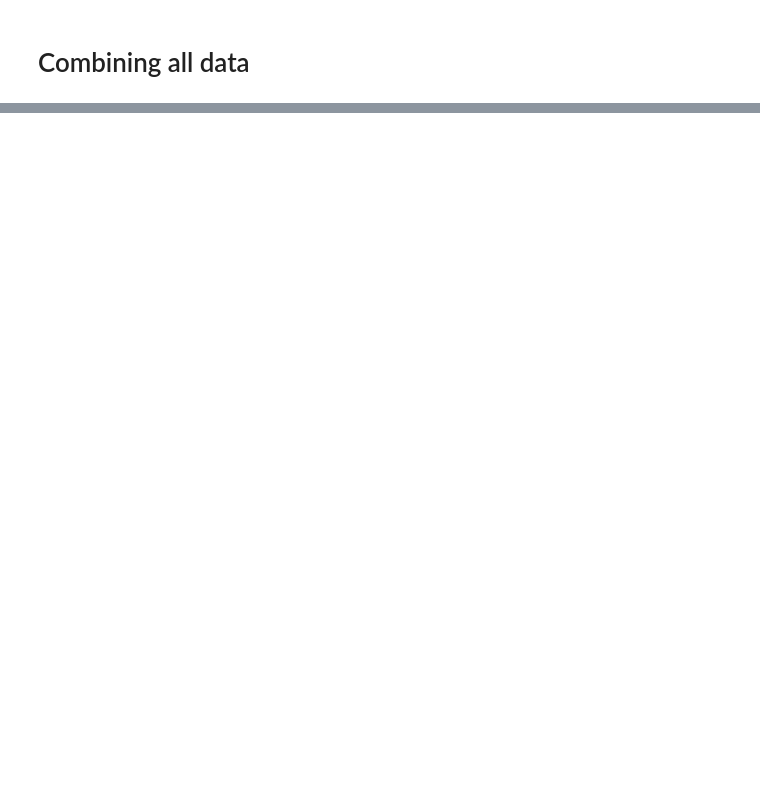
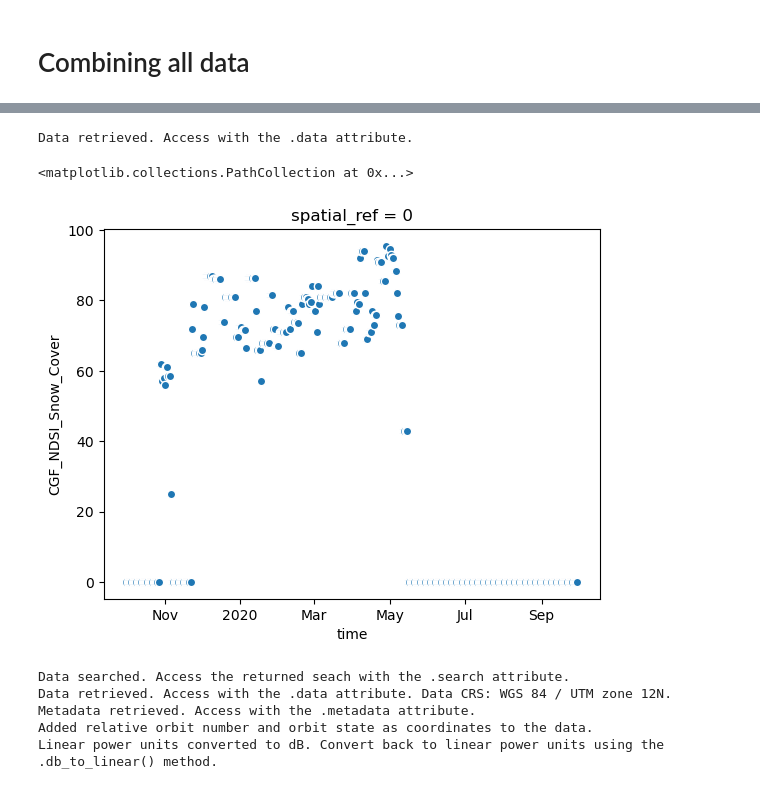
Before and after one commit to snowex-hackweek/snowmelt-timing-2024, a Jupyter notebook: notebooks/combined_data.ipynb, the cells around one changed output, grey strips where cells are left out. Cells and saved outputs as stored; diff of their text form; code cells hidden in the pictures; blank space fills up the shorter version.

```diff
--- a/notebooks/combined_data.ipynb
+++ b/notebooks/combined_data.ipynb
@@ -36,2 +113,12 @@ earthaccess.login()
 # %%
-mod10a1f = easysnowdata.remote_sensing.MODIS_snow(bbox_gdf, start_date='2022-04-01', end_date='2022-04-30', data_product='MOD10A1F')
+mod10a1f = easysnowdata.remote_sensing.MODIS_snow(bbox_gdf, start_date=start_date, end_date=end_date, data_product='MOD10A1F')
+# %% [output]
+Data retrieved. Access with the .data attribute.
+# %%
+mod10a1f_ndsi_sample_timeseries = mod10a1f.data.rio.clip(sample_area_gdf.to_crs(mod10a1f.data.rio.crs).geometry).median(dim=['x','y']).compute()
+mod10a1f_ndsi_sample_timeseries = mod10a1f_ndsi_sample_timeseries/100
+# %%
+mod10a1f_ndsi_sample_timeseries.plot.scatter(x='time')
+# %% [output]
+<matplotlib.collections.PathCollection at 0x...>
+[figure, added]
@@ -38,4 +135,10 @@ mod10a1f = easysnowdata.remote_sensing.MODIS_snow(bbox_gdf, start_date='2022-04-
 # %%
 s1 = easysnowdata.remote_sensing.Sentinel1(
-    bbox_input=bbox_gdf, start_date="2019-10-01", end_date="2020-09-30", resolution=80, remove_border_noise=False,
+    bbox_input=sample_area_gdf, start_date=start_date, end_date=end_date, resolution=80, remove_border_noise=False,
 )
+# %% [output]
+Data searched. Access the returned seach with the .search attribute.
+Data retrieved. Access with the .data attribute. Data CRS: WGS 84 / UTM zone 12N.
+Metadata retrieved. Access with the .metadata attribute.
+Added relative orbit number and orbit state as coordinates to the data.
+Linear power units converted to dB. Convert back to linear power units using the .db_to_linear() method.
```
Also changed, not shown: parts of 15 cells of this notebook.
